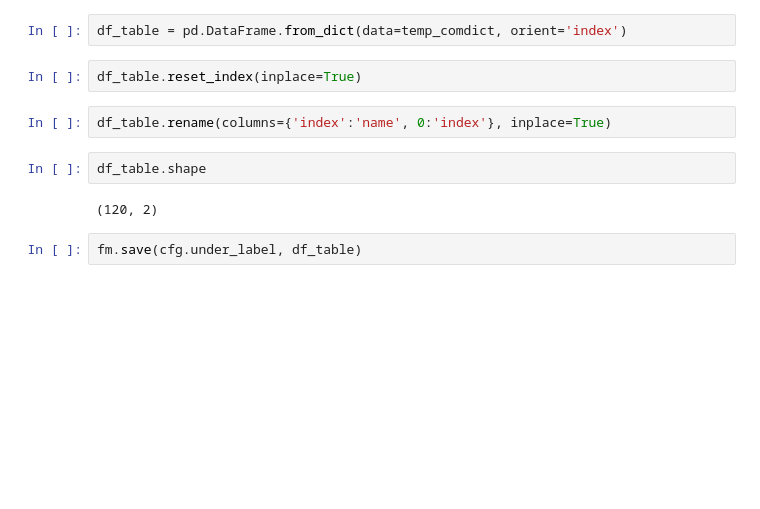
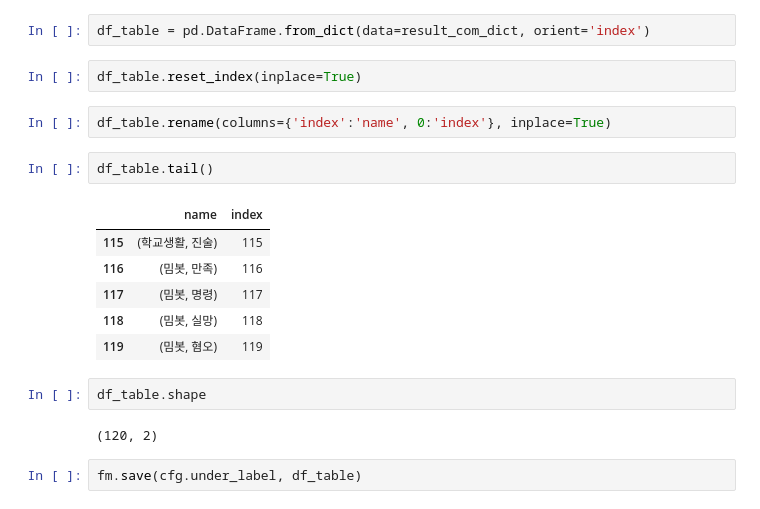
Before and after one commit to textnetkr/MemeProject, a Jupyter notebook: src/pytorch/preprocessing/reshape_class.ipynb, the cells around one changed output. Saved outputs shown, nothing was run; the diff lists cells and outputs as text; blank space fills up the shorter version.

```diff
--- a/src/pytorch/preprocessing/reshape_class.ipynb
+++ b/src/pytorch/preprocessing/reshape_class.ipynb
@@ -439,9 +449,18 @@ for i in temp_comdict.items():
 # %%
-df_table = pd.DataFrame.from_dict(data=temp_comdict, orient='index')
+df_table = pd.DataFrame.from_dict(data=result_com_dict, orient='index')
 # %%
 df_table.reset_index(inplace=True)
 # %%
 df_table.rename(columns={'index':'name', 0:'index'}, inplace=True)
+# %%
+df_table.tail()
+# %% [output]
+|  | name | index |
+| 115 | (학교생활, 진술) | 115 |
+| 116 | (밈봇, 만족) | 116 |
+| 117 | (밈봇, 명령) | 117 |
+| 118 | (밈봇, 실망) | 118 |
+| 119 | (밈봇, 혐오) | 119 |
 # %%
 df_table.shape
 # %% [output]
```
Also changed, not shown: parts of 39 cells of this notebook, 2 other files.
